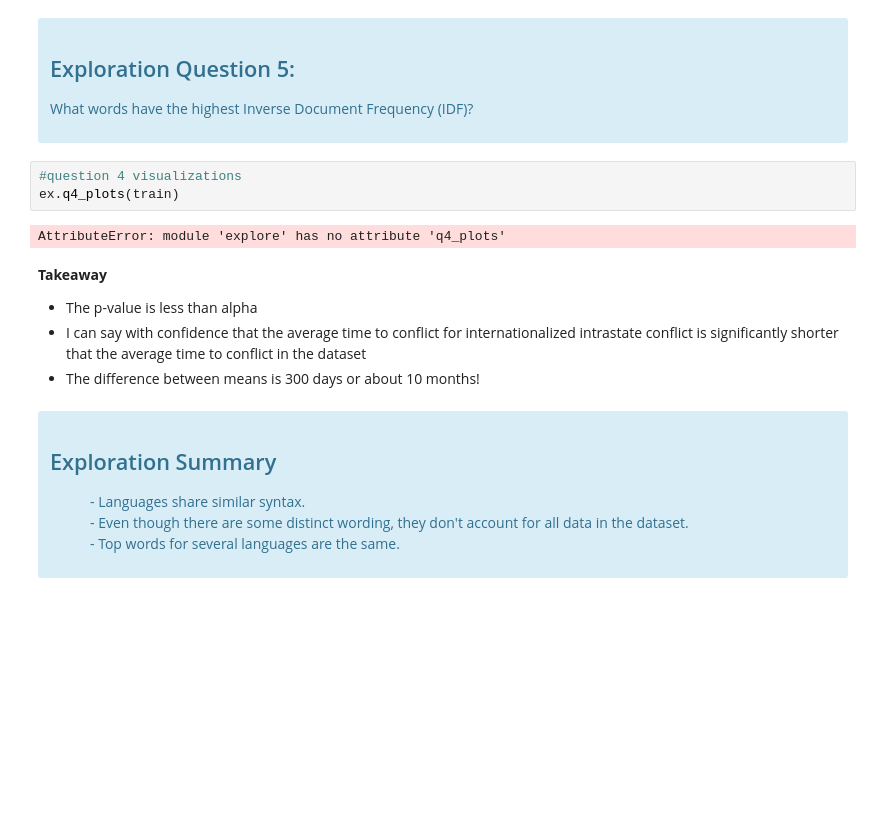
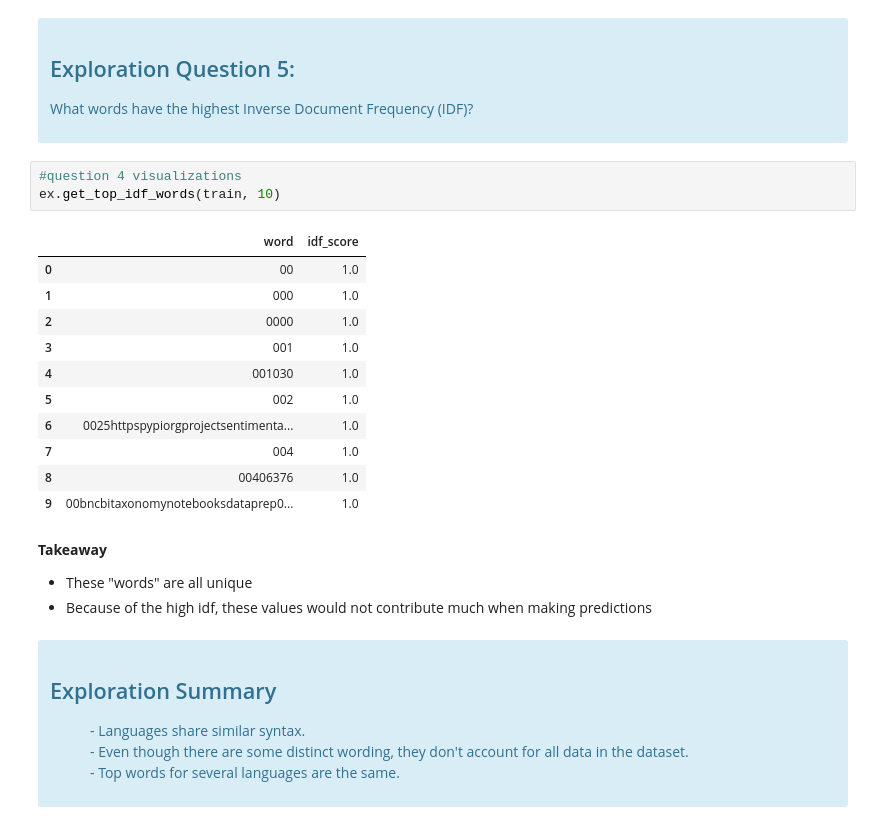
Before and after one commit to NLP-mini-project/NLP-MVP, a Jupyter notebook: final-report.ipynb, the cells around one changed output. Saved outputs shown, nothing was run; the diff lists cells and outputs as text; blank space fills up the shorter version.

```diff
--- a/final-report.ipynb
+++ b/final-report.ipynb
@@ -177,14 +177,23 @@ ex.explore_plots(train)
 </div>
 # %%
 #question 4 visualizations
-ex.q4_plots(train)
+ex.get_top_idf_words(train, 10)
 # %% [output]
-AttributeError: module 'explore' has no attribute 'q4_plots'
+|  | word | idf_score |
+| 0 | 00 | 1.0 |
+| 1 | 000 | 1.0 |
+| 2 | 0000 | 1.0 |
+| 3 | 001 | 1.0 |
+| 4 | 001030 | 1.0 |
+| 5 | 002 | 1.0 |
+| 6 | 0025httpspypiorgprojectsentimenta... | 1.0 |
+| 7 | 004 | 1.0 |
+| 8 | 00406376 | 1.0 |
+| 9 | 00bncbitaxonomynotebooksdataprep0... | 1.0 |
 # %% [markdown]
 **Takeaway**
-* The p-value is less than alpha
-* I can say with confidence that the average time to conflict for internationalized intrastate conflict is significantly shorter that the average time to conflict in the dataset
-* The difference between means is 300 days or about 10 months!
+* These "words" are all unique
+* Because of the high idf, these values would not contribute much when making predictions
 # %% [markdown]
 <div class="alert alert-info">
     <header>
```
Also changed, not shown: parts of 21 cells of this notebook.
